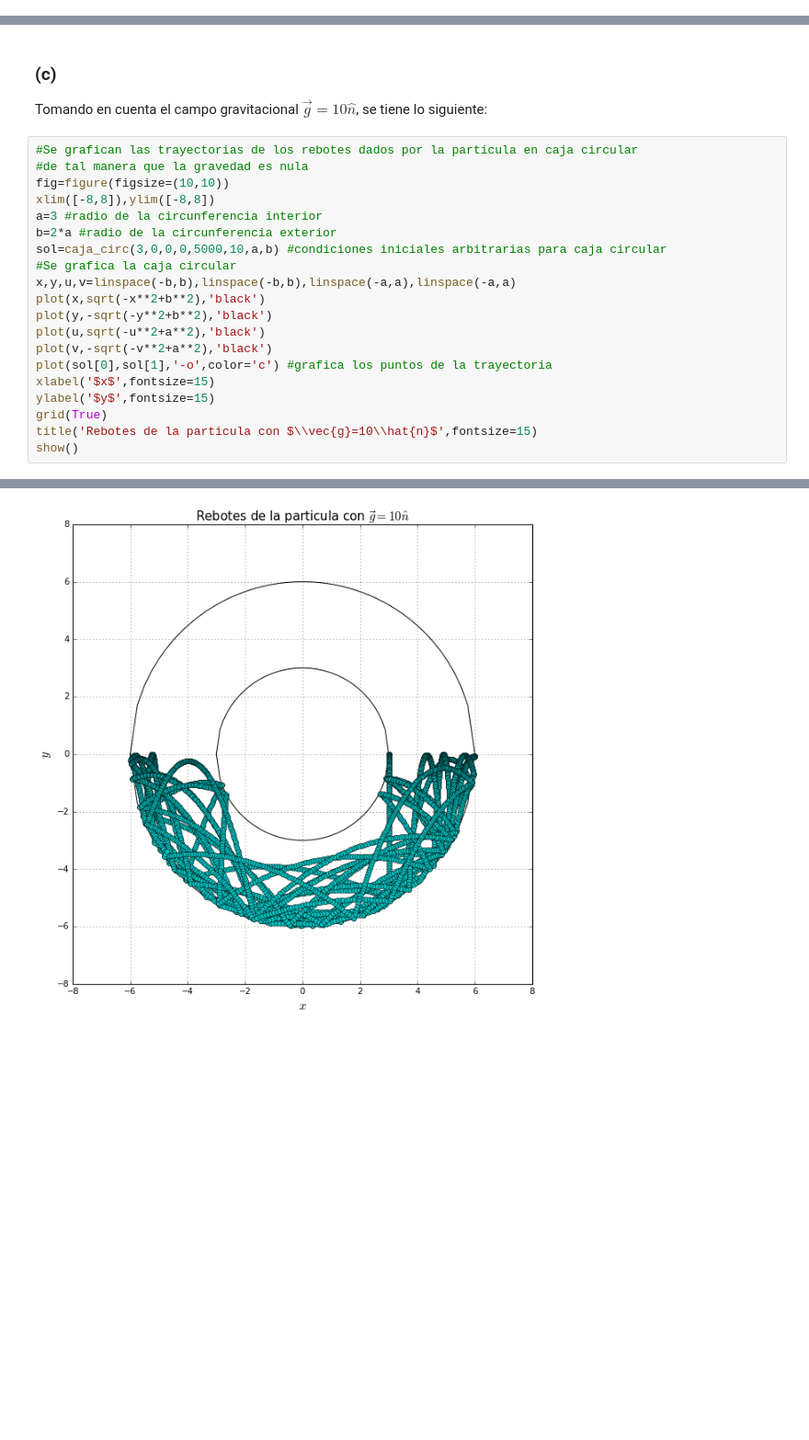
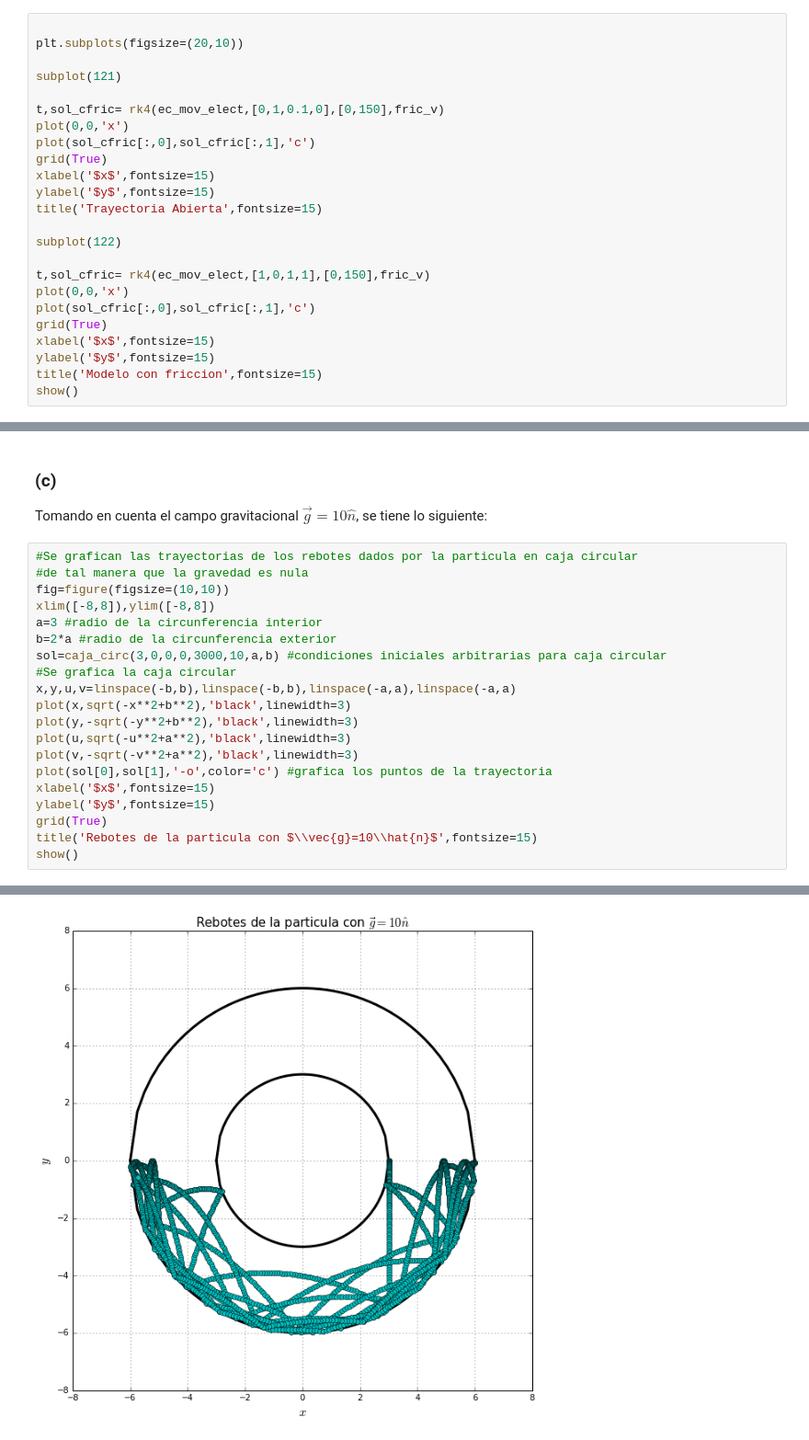
Before and after one commit to iselplabo93/Examenes, a Jupyter notebook: Examen1.ipynb, the cells around one changed output, grey strips where cells are left out. Shown at 92% size. Cells and saved outputs as stored; diff of their text form; blank space fills up the shorter version.

```diff
--- a/Examen1.ipynb
+++ b/Examen1.ipynb
@@ -423,0 +443,24 @@ show()
+# %%
+
+plt.subplots(figsize=(20,10))
+
+subplot(121)
+
+t,sol_cfric= rk4(ec_mov_elect,[0,1,0.1,0],[0,150],fric_v)
+plot(0,0,'x')
+plot(sol_cfric[:,0],sol_cfric[:,1],'c')
+grid(True)
+xlabel('$x$',fontsize=15)
+ylabel('$y$',fontsize=15)
+title('Trayectoria Abierta',fontsize=15)
+
+subplot(122)
+
+t,sol_cfric= rk4(ec_mov_elect,[1,0,1,1],[0,150],fric_v)
+plot(0,0,'x')
+plot(sol_cfric[:,0],sol_cfric[:,1],'c')
+grid(True)
+xlabel('$x$',fontsize=15)
+ylabel('$y$',fontsize=15)
+title('Modelo con friccion',fontsize=15)
+show()
@@ -580,13 +625,13 @@ fig=figure(figsize=(10,10))
 xlim([-8,8]),ylim([-8,8])
 a=3 #radio de la circunferencia interior
 b=2*a #radio de la circunferencia exterior
-sol=caja_circ(3,0,0,0,5000,10,a,b) #condiciones iniciales arbitrarias para caja circular
+sol=caja_circ(3,0,0,0,3000,10,a,b) #condiciones iniciales arbitrarias para caja circular
 #Se grafica la caja circular
 x,y,u,v=linspace(-b,b),linspace(-b,b),linspace(-a,a),linspace(-a,a)
-plot(x,sqrt(-x**2+b**2),'black')
-plot(y,-sqrt(-y**2+b**2),'black')
-plot(u,sqrt(-u**2+a**2),'black')
-plot(v,-sqrt(-v**2+a**2),'black')
+plot(x,sqrt(-x**2+b**2),'black',linewidth=3)
+plot(y,-sqrt(-y**2+b**2),'black',linewidth=3)
+plot(u,sqrt(-u**2+a**2),'black',linewidth=3)
+plot(v,-sqrt(-v**2+a**2),'black',linewidth=3)
 plot(sol[0],sol[1],'-o',color='c') #grafica los puntos de la trayectoria
 xlabel('$x$',fontsize=15)
 ylabel('$y$',fontsize=15)
@@ -598 +643 @@ Numero de rebotes = 75
-[figure, old version]
+[figure, new version]
```
Also changed, not shown: parts of 23 cells of this notebook.
